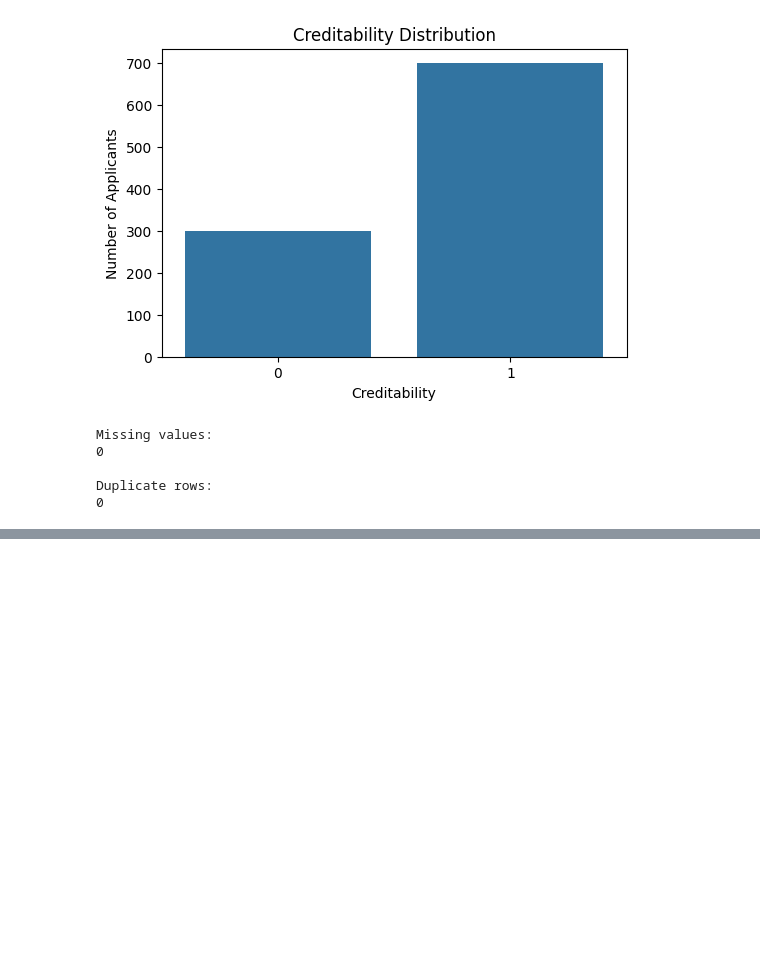
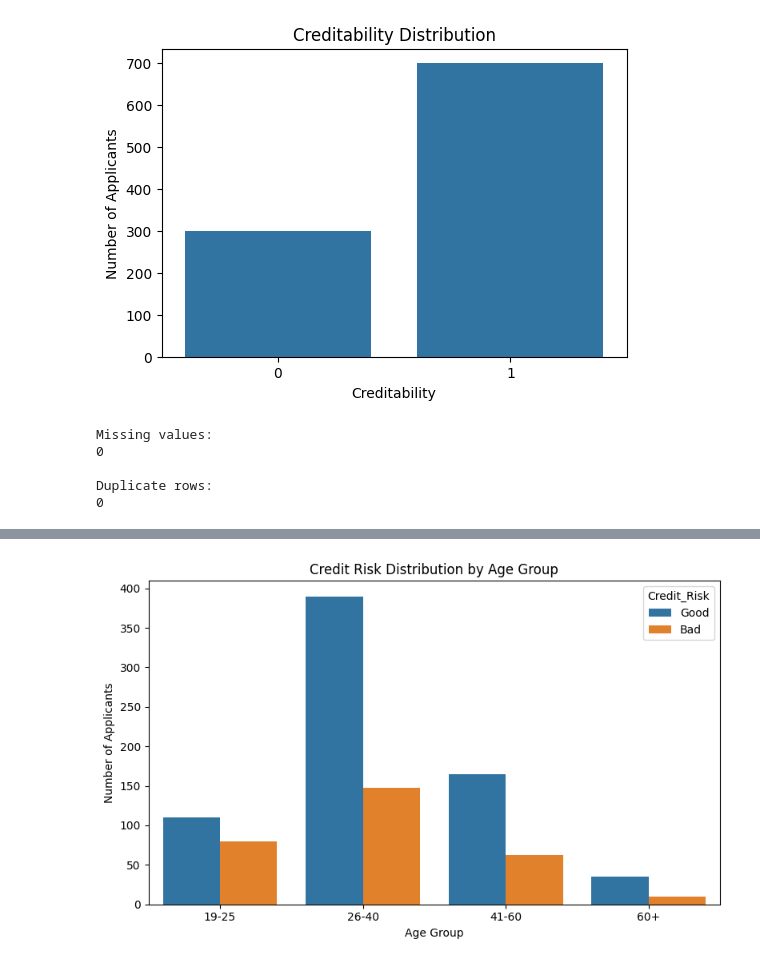
Before and after one commit to Darshh16/Credit_Risk_Analysis, a Jupyter notebook: notebooks/credit_risk_analysis.ipynb, the cells around one changed output, grey strips where cells are left out. Drawn from its saved outputs; the diff is of its cells as text; code cells hidden in the pictures; blank space fills up the shorter version.

```diff
--- a/notebooks/credit_risk_analysis.ipynb
+++ b/notebooks/credit_risk_analysis.ipynb
@@ -121,3 +121,10 @@ df.describe().T
 | No of dependents | 1000.0 | 1.155 | 0.362086 | 1.0 | 1.0 | 1.0 | 1.00 | 2.0 |
 | Telephone | 1000.0 | 1.404 | 0.490943 | 1.0 | 1.0 | 1.0 | 2.00 | 2.0 |
 | Foreign Worker | 1000.0 | 1.037 | 0.188856 | 1.0 | 1.0 | 1.0 | 1.00 | 2.0 |
+# %%
+df["Credit_Risk"] = df["Creditability"].map({
+    0: "Bad",
+    1: "Good"
+})
+
+df["Credit_Risk"].value_counts()
@@ -123,0 +136,22 @@ df.describe().T
+# %%
+#grouping data for simple analysis
+df["Age_Group"] = pd.cut(
+    df["Age (years)"],
+    bins=[18, 25, 40, 60, np.inf],
+    labels=["19-25", "26-40", "41-60", "60+"],
+    include_lowest=True
+)
+
+df["Credit_Amount_Group"] = pd.cut(
+    df["Credit Amount"],
+    bins=[0, 1000, 5000, 10000, np.inf],
+    labels=["<1000", "1000-5000", "5000-10000", "10000+"],
+    include_lowest=True
+)
+
+df["Duration_Group"] = pd.cut(
+    df["Duration of Credit (month)"],
+    bins=[0, 12, 18, 24, np.inf],
+    labels=["<=12", "13-18", "19-24", "25+"],
+    include_lowest=True
+)
@@ -123,0 +173,16 @@ df.describe().T
+# %%
+plt.figure(figsize=(8, 5))
+
+sns.countplot(
+    data=df,
+    x="Age_Group",
+    hue="Credit_Risk"
+)
+
+plt.title("Credit Risk Distribution by Age Group")
+plt.xlabel("Age Group")
+plt.ylabel("Number of Applicants")
+plt.tight_layout()
+plt.show()
+# %% [output]
+[figure, added]
```
Also changed, not shown: parts of 10 cells of this notebook.
